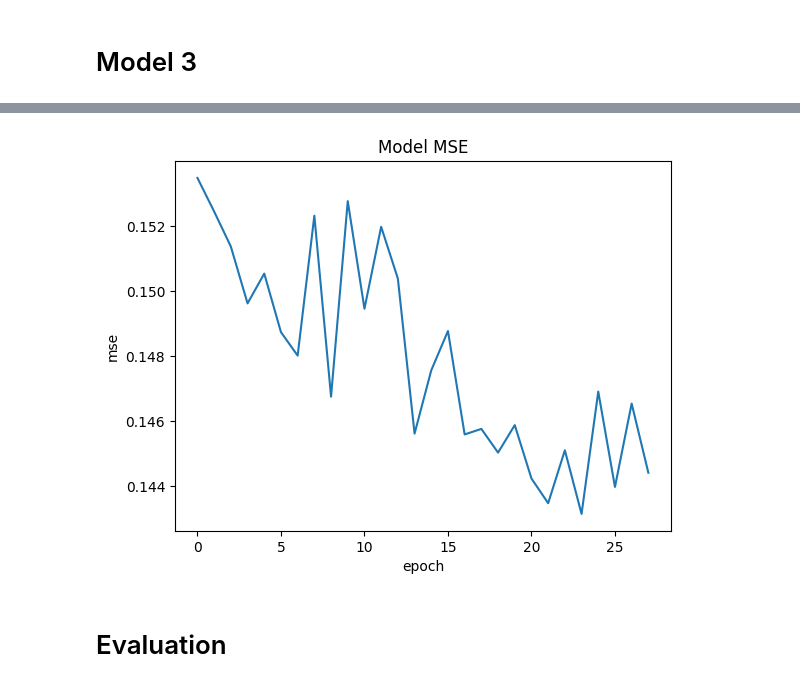
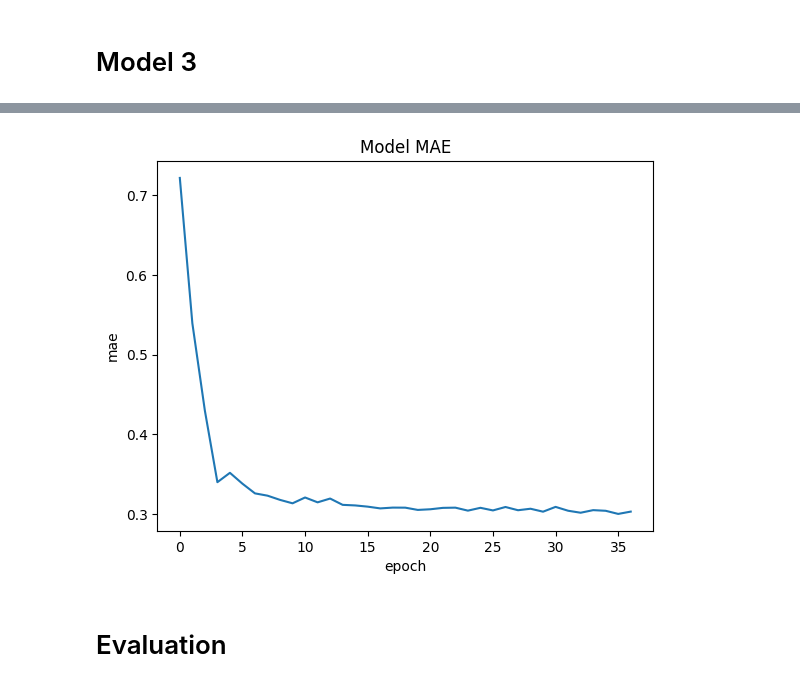
Before and after one commit to Dnaddall/Deep-Learning, a Jupyter notebook: Notes/Assignment_1.ipynb, the cells around one changed output, grey strips where cells are left out. Drawn from its saved outputs; the diff is of its cells as text; code cells hidden in the pictures.

```diff
--- a/Notes/Assignment_1.ipynb
+++ b/Notes/Assignment_1.ipynb
@@ -543,9 +543,9 @@ model_3.add(Dense(1,activation='linear'))
 ##Compile the model
 
 
-model_3.compile(loss = tf.keras.losses.MeanSquaredError() ,
+model_3.compile(loss = tf.keras.losses.MeanAbsoluteError() ,
                optimizer= keras.optimizers.Adam(learning_rate=.001) ,
-               metrics = ['mse'])
+               metrics = ['mae'])
 # %%
 ## fit the model
 callback = EarlyStopping(monitor = 'val_loss', patience = 25)
@@ -574,11 +574,11 @@ Epoch 28/1000
 # %%
-plt.plot(train_3.history['mse'])
-plt.title("Model MSE")
-plt.ylabel("mse")
+plt.plot(train_3.history['mae'])
+plt.title("Model MAE")
+plt.ylabel("mae")
 plt.xlabel("epoch")
 plt.show()
 # %% [output]
-[figure, old version]
+[figure, new version]
 # %% [markdown]
 # Evaluation
 # %%
```
Also changed, not shown: parts of 13 cells of this notebook, 3 other files.
